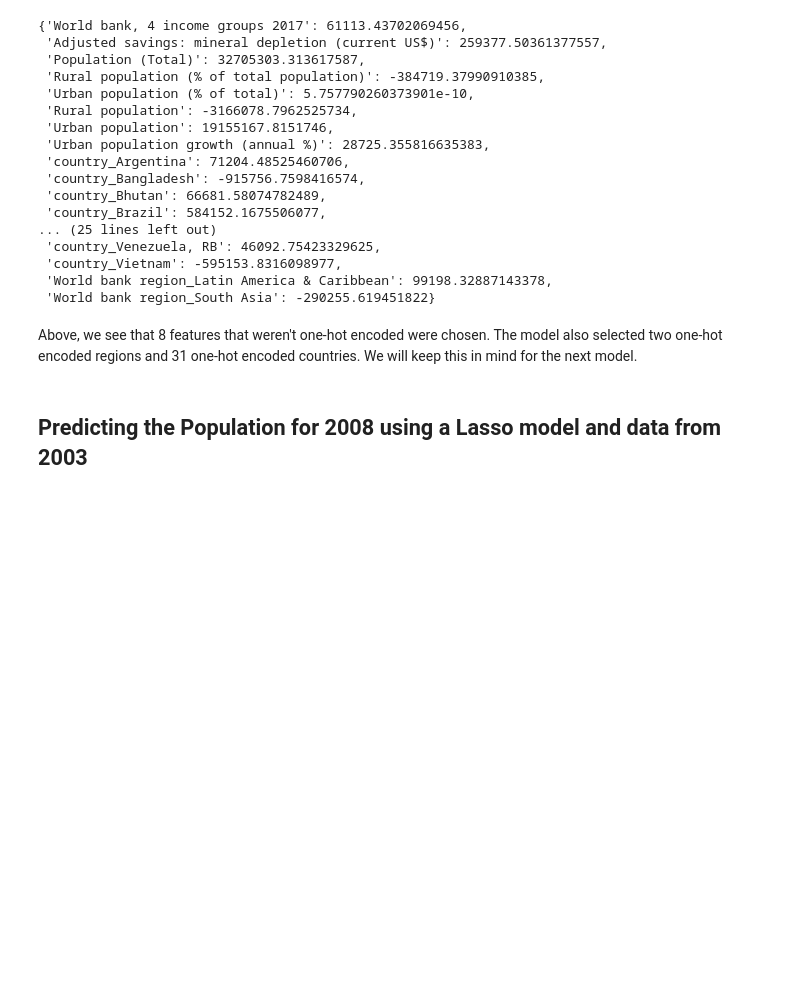
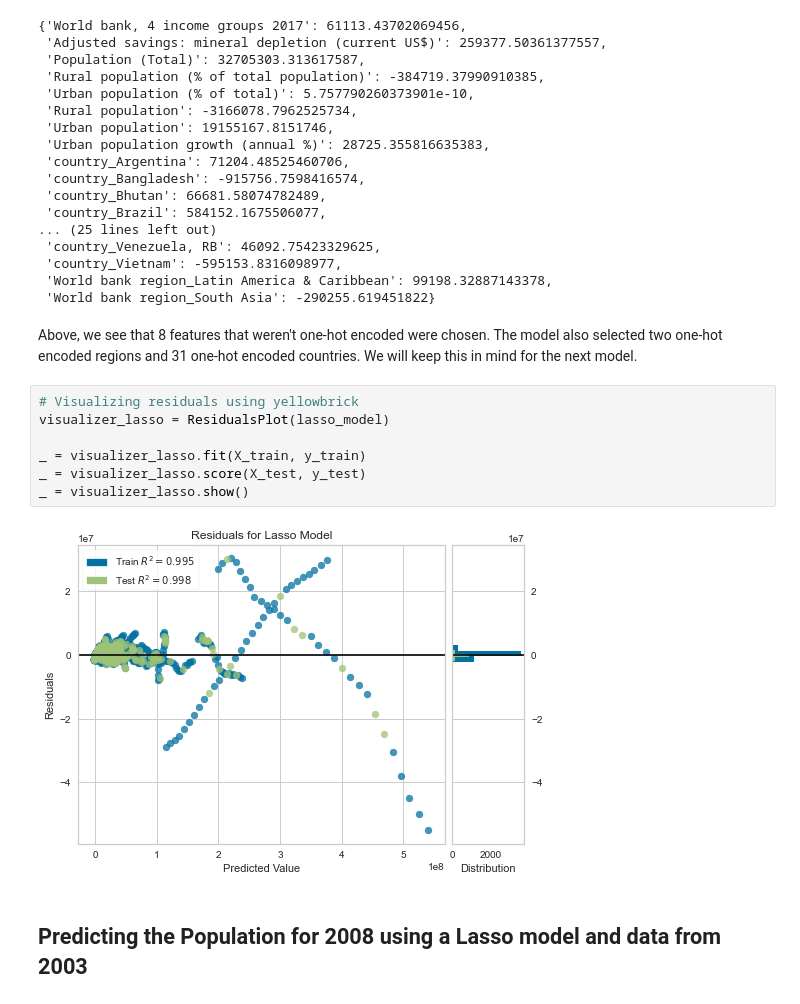
Before and after one commit to ashtonreed/Springboard, a Jupyter notebook: Capstone1/Capstone1_Machine_Learning.ipynb, the cells around one changed output. Saved outputs shown, nothing was run; the diff lists cells and outputs as text; blank space fills up the shorter version.

```diff
--- a/Capstone1/Capstone1_Machine_Learning.ipynb
+++ b/Capstone1/Capstone1_Machine_Learning.ipynb
@@ -300,5 +438,14 @@ feature_coef_dict
  'World bank region_South Asia': -290255.619451822}
 # %% [markdown]
 Above, we see that 8 features that weren't one-hot encoded were chosen. The model also selected two one-hot encoded regions and 31 one-hot encoded countries. We will keep this in mind for the next model.
+# %%
+# Visualizing residuals using yellowbrick
+visualizer_lasso = ResidualsPlot(lasso_model)
+
+_ = visualizer_lasso.fit(X_train, y_train)
+_ = visualizer_lasso.score(X_test, y_test)
+_ = visualizer_lasso.show()
+# %% [output]
+[figure, added]
 # %% [markdown]
 ## Predicting the Population for 2008 using a Lasso model and data from 2003
```
Also changed, not shown: parts of 52 cells of this notebook.
